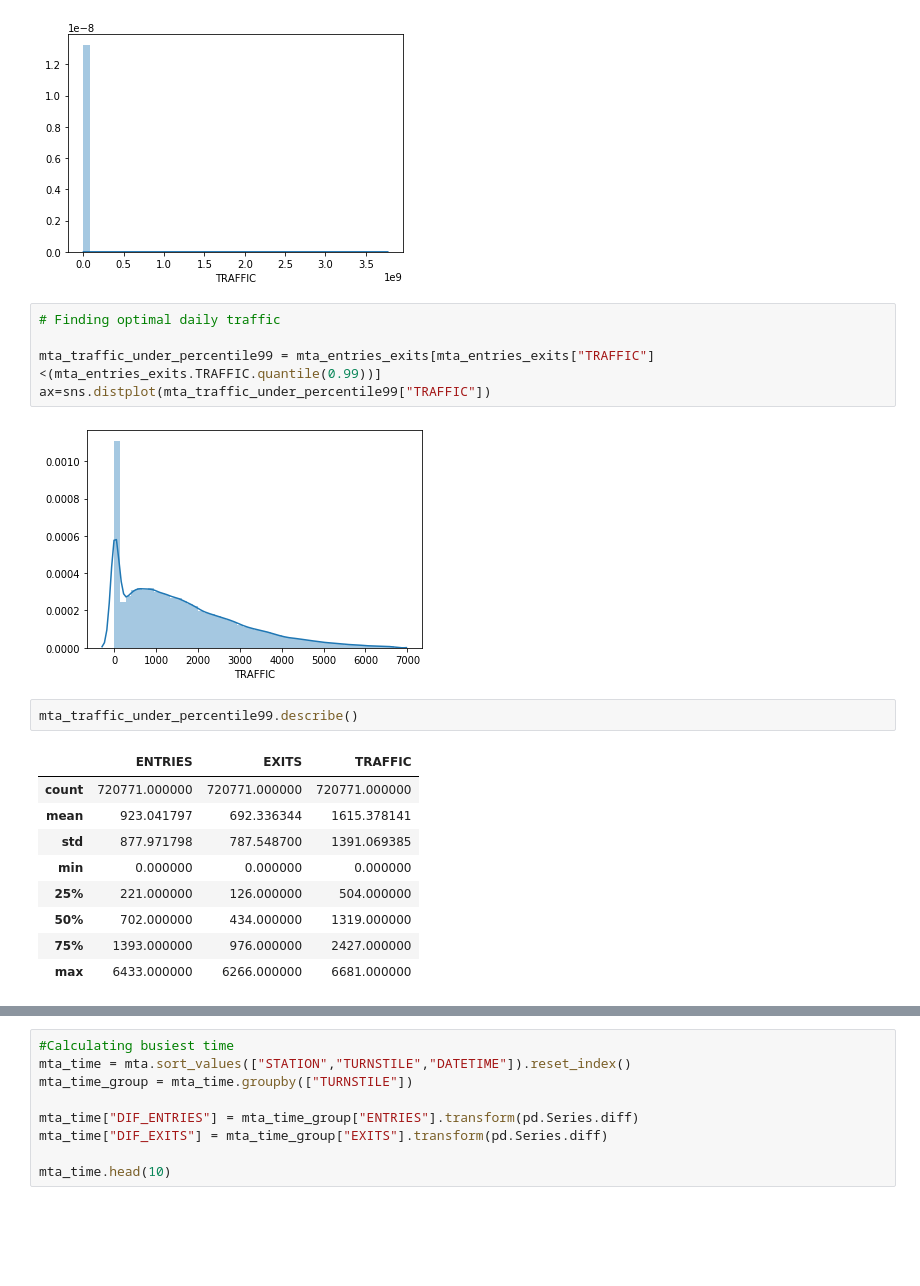
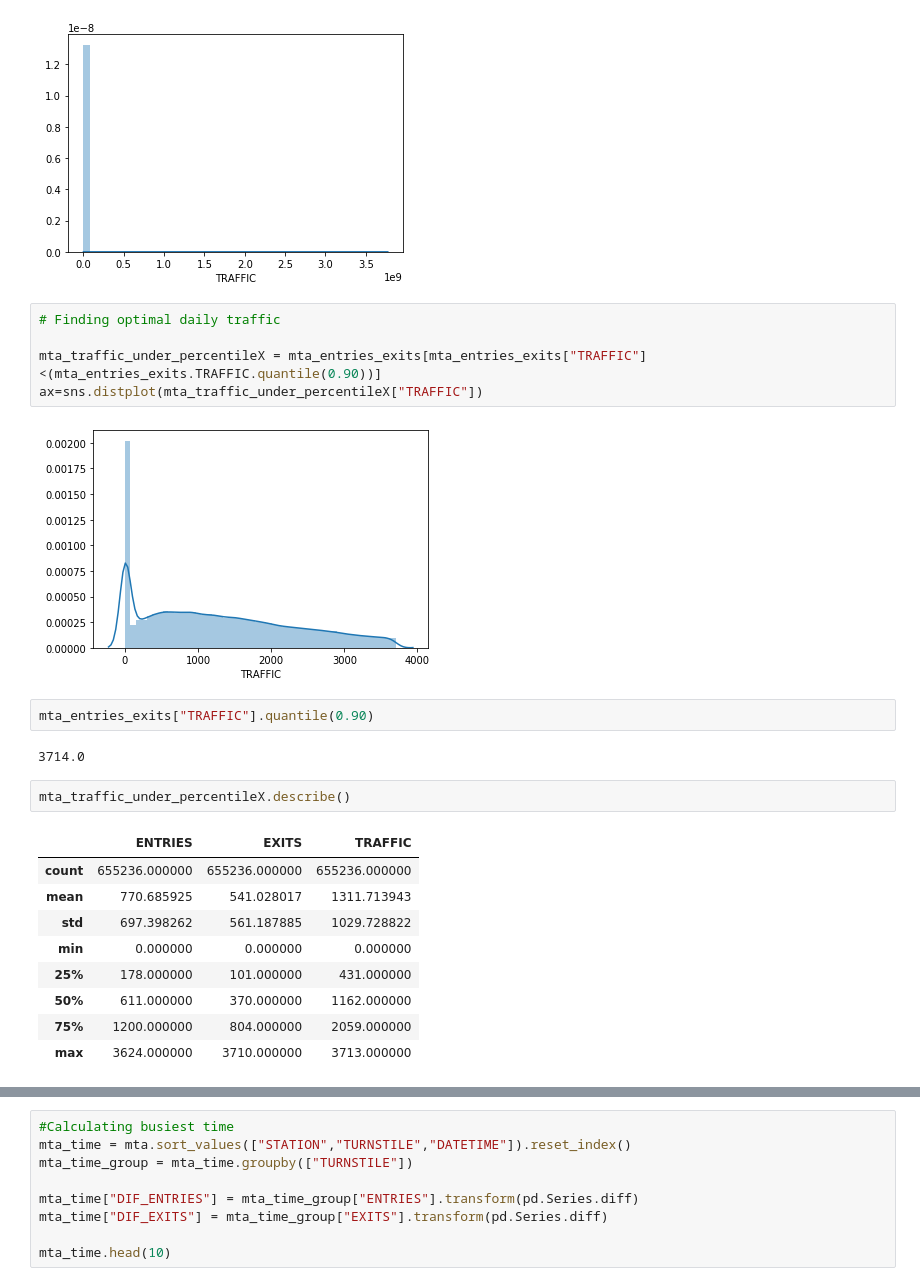
Before and after one commit to yalinyener/EDA-MTA-Turnstile, a Jupyter notebook: ExploratoryDataAnalysis(EDA)ofMTA_TurnstileData.ipynb, the cells around one changed output, grey strips where cells are left out. Saved outputs shown, nothing was run; the diff lists cells and outputs as text; blank space fills up the shorter version.

```diff
--- a/ExploratoryDataAnalysis(EDA)ofMTA_TurnstileData.ipynb
+++ b/ExploratoryDataAnalysis(EDA)ofMTA_TurnstileData.ipynb
@@ -435,19 +439,23 @@ ax = sns.distplot(mta_entries_exits["TRAFFIC"])
 # %%
 # Finding optimal daily traffic
 
-mta_traffic_under_percentile99 = mta_entries_exits[mta_entries_exits["TRAFFIC"]<(mta_entries_exits.TRAFFIC.quantile(0.99))]
-ax=sns.distplot(mta_traffic_under_percentile99["TRAFFIC"])
+mta_traffic_under_percentileX = mta_entries_exits[mta_entries_exits["TRAFFIC"]<(mta_entries_exits.TRAFFIC.quantile(0.90))]
+ax=sns.distplot(mta_traffic_under_percentileX["TRAFFIC"])
 # %% [output]
-[figure, old version]
+[figure, new version]
+# %%
+mta_entries_exits["TRAFFIC"].quantile(0.90)
+# %% [output]
+3714.0
 # %%
-mta_traffic_under_percentile99.describe()
+mta_traffic_under_percentileX.describe()
 # %% [output]
 |  | ENTRIES | EXITS | TRAFFIC |
-| count | 720771.000000 | 720771.000000 | 720771.000000 |
-| mean | 923.041797 | 692.336344 | 1615.378141 |
-| std | 877.971798 | 787.548700 | 1391.069385 |
+| count | 655236.000000 | 655236.000000 | 655236.000000 |
+| mean | 770.685925 | 541.028017 | 1311.713943 |
+| std | 697.398262 | 561.187885 | 1029.728822 |
 | min | 0.000000 | 0.000000 | 0.000000 |
-| 25% | 221.000000 | 126.000000 | 504.000000 |
-| 50% | 702.000000 | 434.000000 | 1319.000000 |
-| 75% | 1393.000000 | 976.000000 | 2427.000000 |
-| max | 6433.000000 | 6266.000000 | 6681.000000 |
+| 25% | 178.000000 | 101.000000 | 431.000000 |
+| 50% | 611.000000 | 370.000000 | 1162.000000 |
+| 75% | 1200.000000 | 804.000000 | 2059.000000 |
+| max | 3624.000000 | 3710.000000 | 3713.000000 |
```
Also changed, not shown: parts of 30 cells of this notebook, 6 other files.
